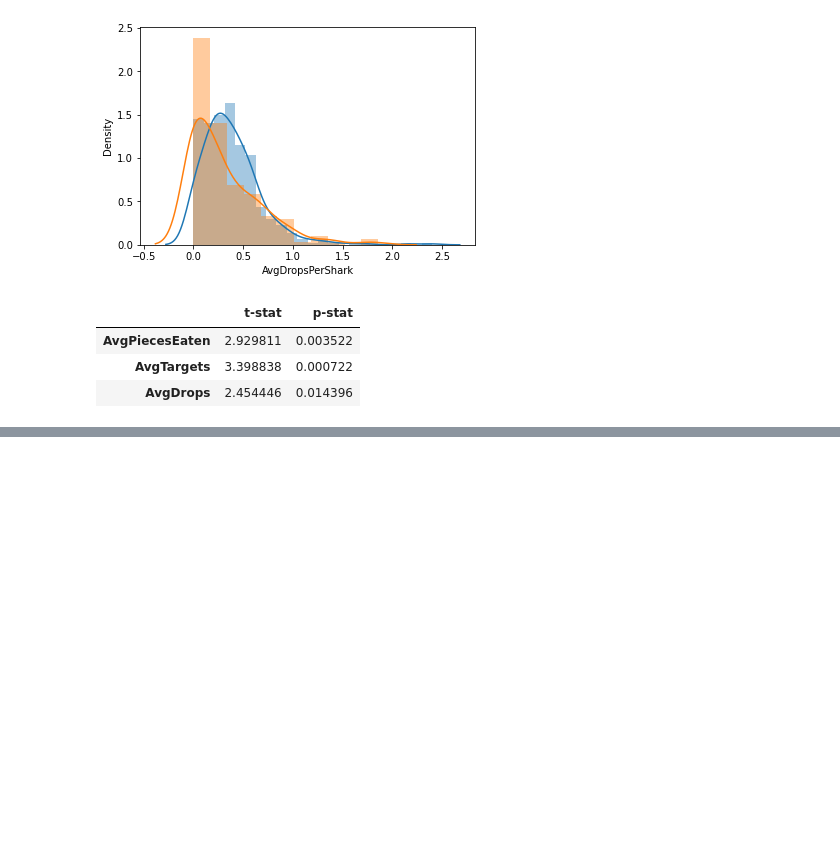
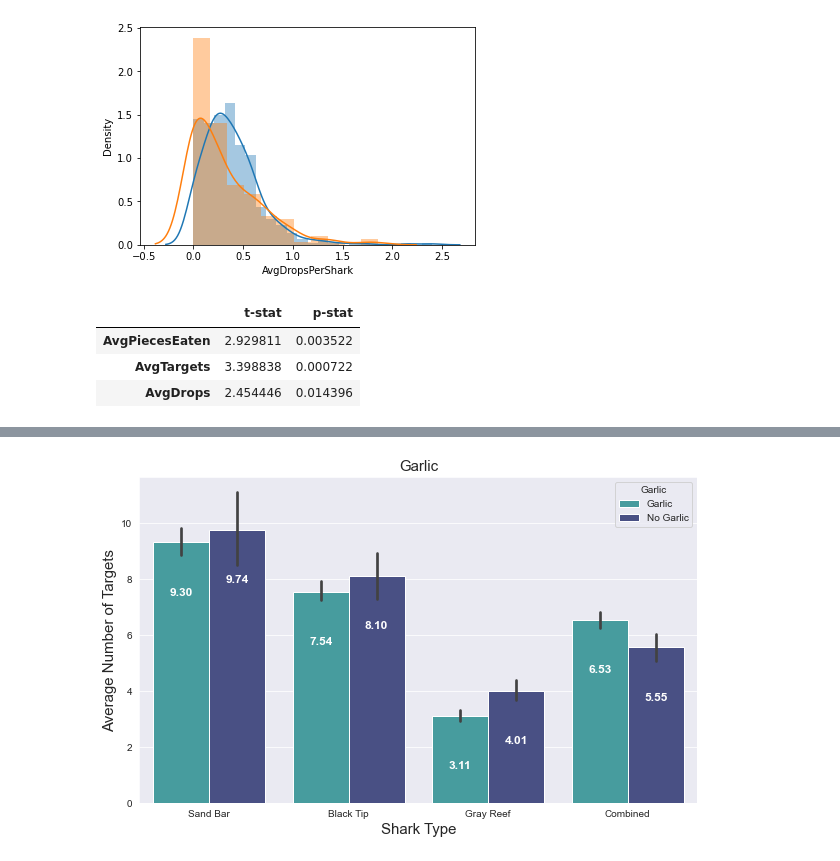
Before and after one commit to Data-Science-in-Business-Fall-2020/final-project-spencer_parker_chris, a Jupyter notebook: analytics-all-sharks-spencer.ipynb, the cells around one changed output, grey strips where cells are left out. Cells and saved outputs as stored; diff of their text form; code cells hidden in the pictures; blank space fills up the shorter version.

```diff
--- a/analytics-all-sharks-spencer.ipynb
+++ b/analytics-all-sharks-spencer.ipynb
@@ -91,0 +353,23 @@ dfstatsgarlic.head()
+# %%
+sns.set_style('darkgrid')
+plt.figure(figsize=(10,6))
+ax = sns.barplot(x='SharkType',
+                 y='AvgTarget',
+                 hue='Garlic',
+                 data=dfGraph,
+                 palette="mako_r")
+for a in ax.patches:
+    ax.annotate(format(a.get_height(), '.2f'),
+                   (a.get_x() + a.get_width() / 2., a.get_height()),
+                   ha = 'center', va = 'center',
+                   xytext = (0, -50),
+                   textcoords = 'offset points',
+                   fontsize=12,
+                   color='white',
+                   weight='bold')
+ax.set_title('Garlic', fontsize=15)
+ax.set_ylabel(ylabel='Average Number of Targets', fontsize=15)
+ax.set_xlabel(xlabel='Shark Type', fontsize=15)
+plt.show()
+# %% [output]
+[figure, added]
```
Also changed, not shown: parts of 49 cells of this notebook, 1 other file.
